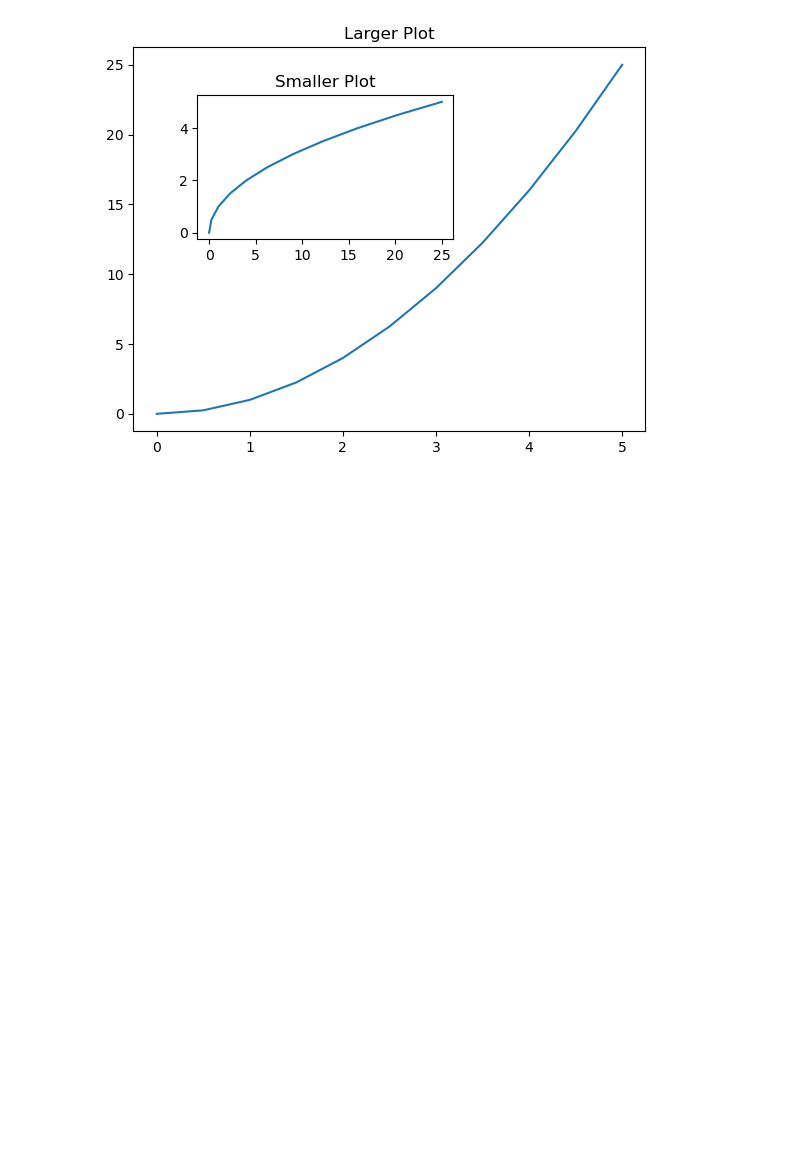
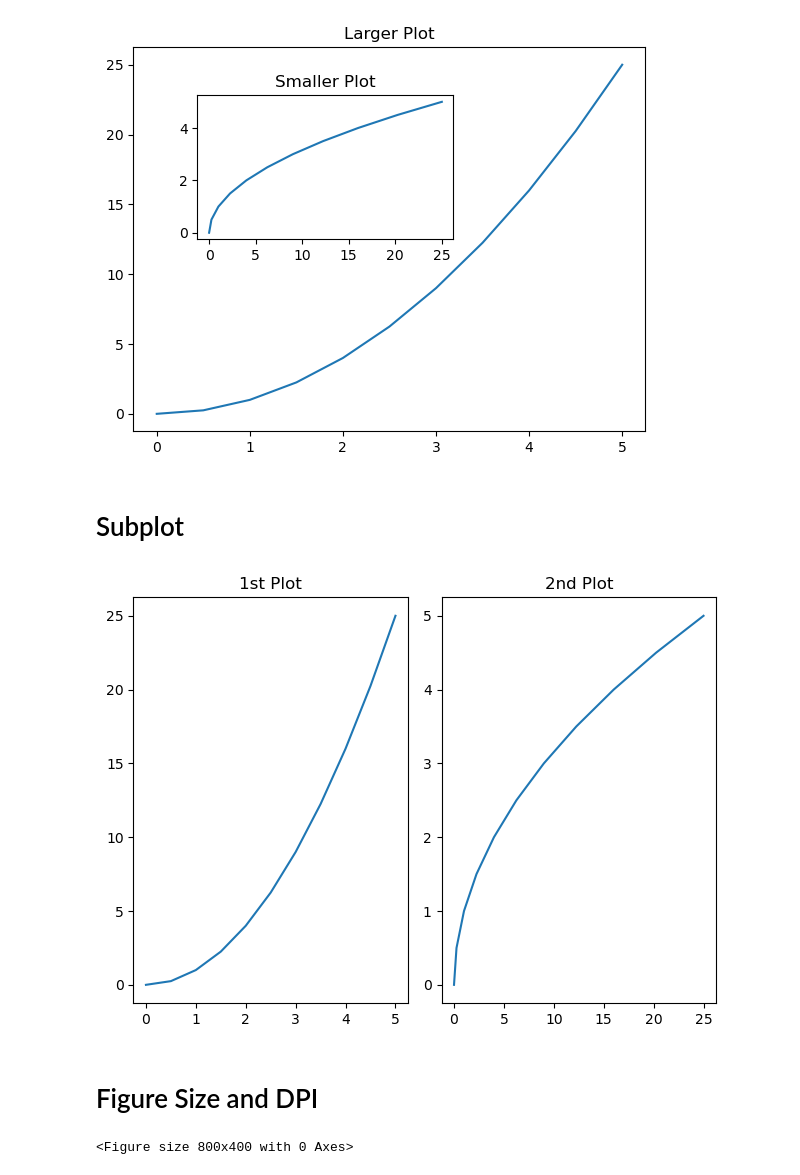
Before and after one commit to ridelsam/DataScience-ML, a Jupyter notebook: 03Matplotlib/matplotlib-concepts.ipynb, the cells around one changed output. Saved outputs shown, nothing was run; the diff lists cells and outputs as text; code cells hidden in the pictures; blank space fills up the shorter version.

Commit message:
plots, figures, dpi, titles, labels

```diff
--- a/03Matplotlib/matplotlib-concepts.ipynb
+++ b/03Matplotlib/matplotlib-concepts.ipynb
@@ -62,3 +62,23 @@ axes2.set_title('Smaller Plot')
 # %% [output]
 Text(0.5, 1.0, 'Smaller Plot')
 [figure]
+# %% [markdown]
+# Subplot
+# %%
+fig, axes = plt.subplots(nrows=1, ncols=2)
+
+axes[0].plot(x,y)
+axes[0].set_title('1st Plot')
+
+axes[1].plot(y,x)
+axes[1].set_title('2nd Plot')
+
+plt.tight_layout()
+# %% [output]
+[figure, added]
+# %% [markdown]
+# Figure Size and DPI
+# %%
+fig = plt.figure(figsize=(8,4), dpi=100)
+# %% [output]
+<Figure size 800x400 with 0 Axes>
```
Also changed, not shown: parts of 4 cells of this notebook, 1 other file.
